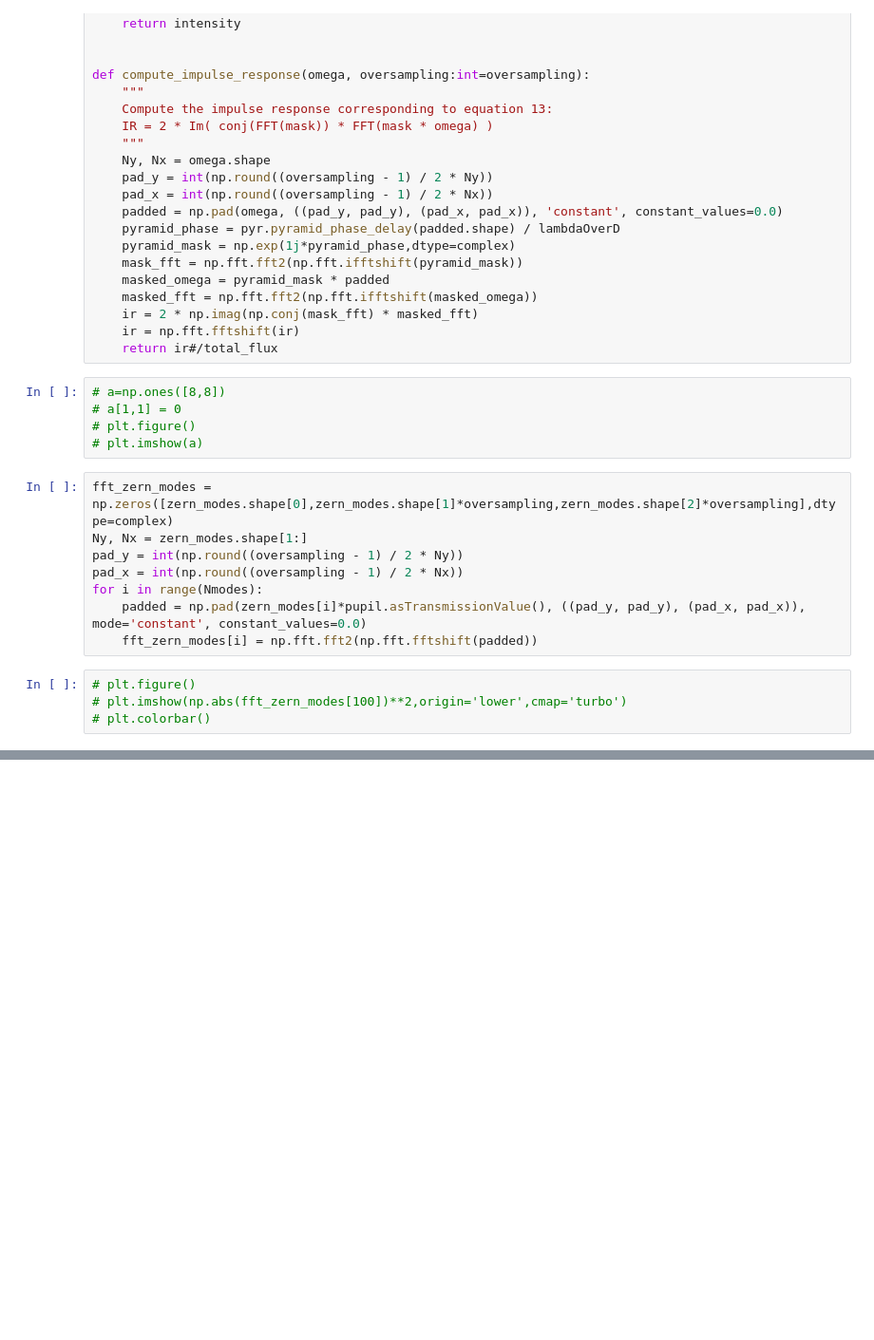
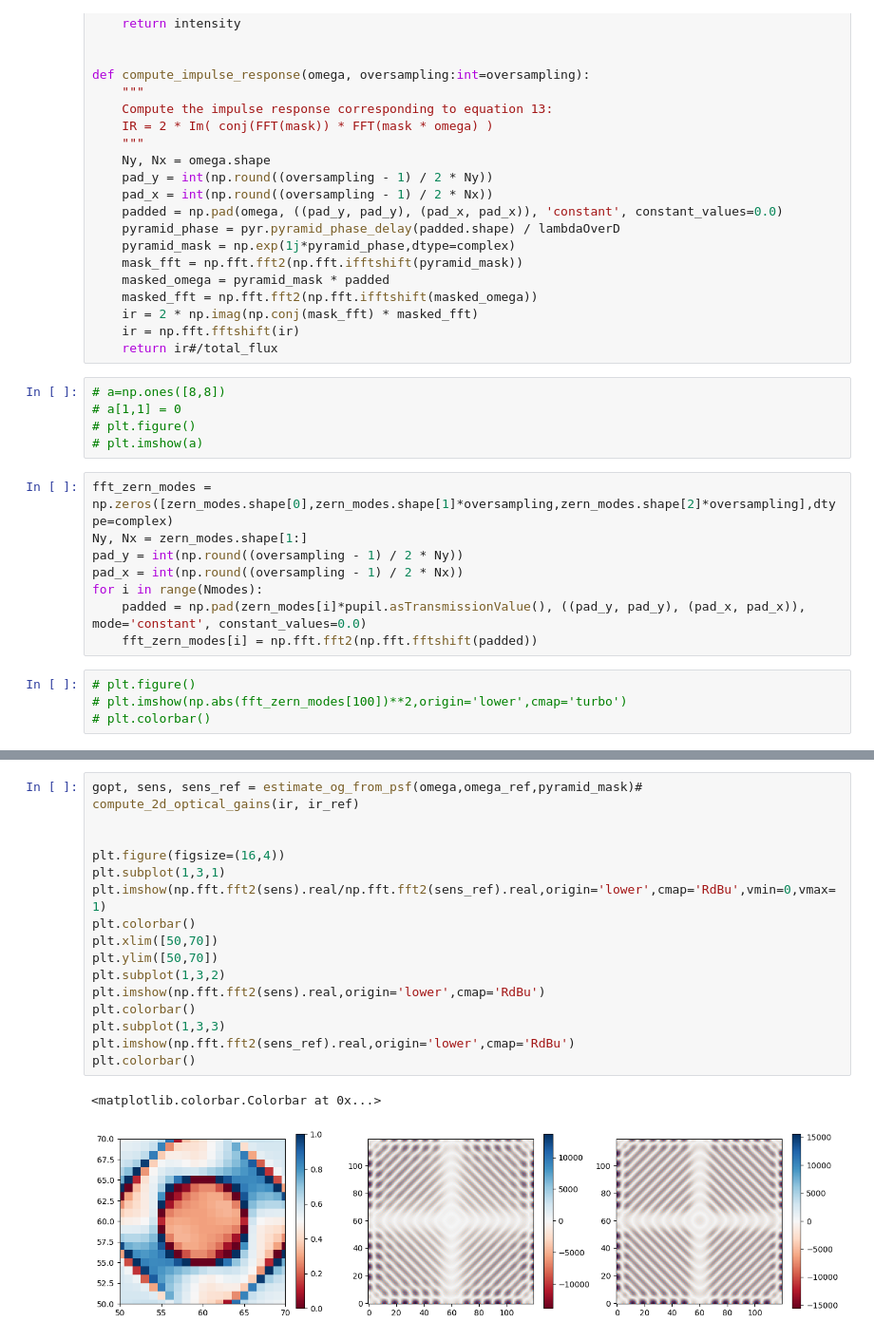
Before and after one commit to ArcetriAdaptiveOptics/ekarus, a Jupyter notebook: ekarus/notebooks/scratchFauvarque.ipynb, the cells around one changed output, grey strips where cells are left out. Shown at 95% size. Drawn from its saved outputs; the diff is of its cells as text; blank space fills up the shorter version.

```diff
--- a/ekarus/notebooks/scratchFauvarque.ipynb
+++ b/ekarus/notebooks/scratchFauvarque.ipynb
@@ -304,0 +366,19 @@ plt.grid()
+# %%
+gopt, sens, sens_ref = estimate_og_from_psf(omega,omega_ref,pyramid_mask)# compute_2d_optical_gains(ir, ir_ref)
+
+
+plt.figure(figsize=(16,4))
+plt.subplot(1,3,1)
+plt.imshow(np.fft.fft2(sens).real/np.fft.fft2(sens_ref).real,origin='lower',cmap='RdBu',vmin=0,vmax=1)
+plt.colorbar()
+plt.xlim([50,70])
+plt.ylim([50,70])
+plt.subplot(1,3,2)
+plt.imshow(np.fft.fft2(sens).real,origin='lower',cmap='RdBu')
+plt.colorbar()
+plt.subplot(1,3,3)
+plt.imshow(np.fft.fft2(sens_ref).real,origin='lower',cmap='RdBu')
+plt.colorbar()
+# %% [output]
+<matplotlib.colorbar.Colorbar at 0x...>
+[figure, added]
```
Also changed, not shown: parts of 11 cells of this notebook.
